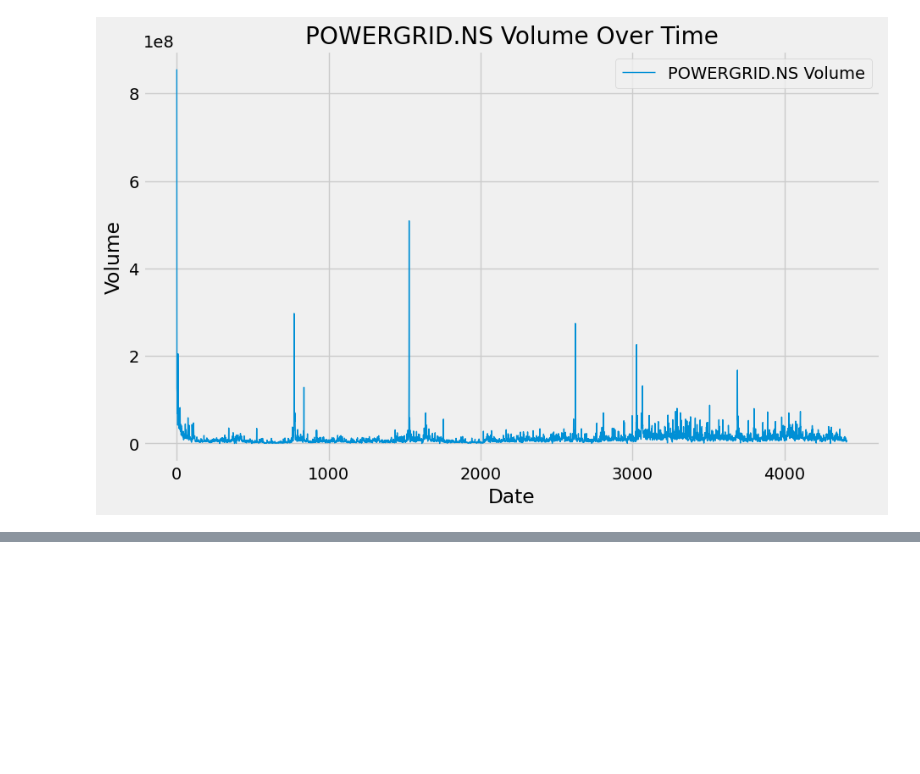
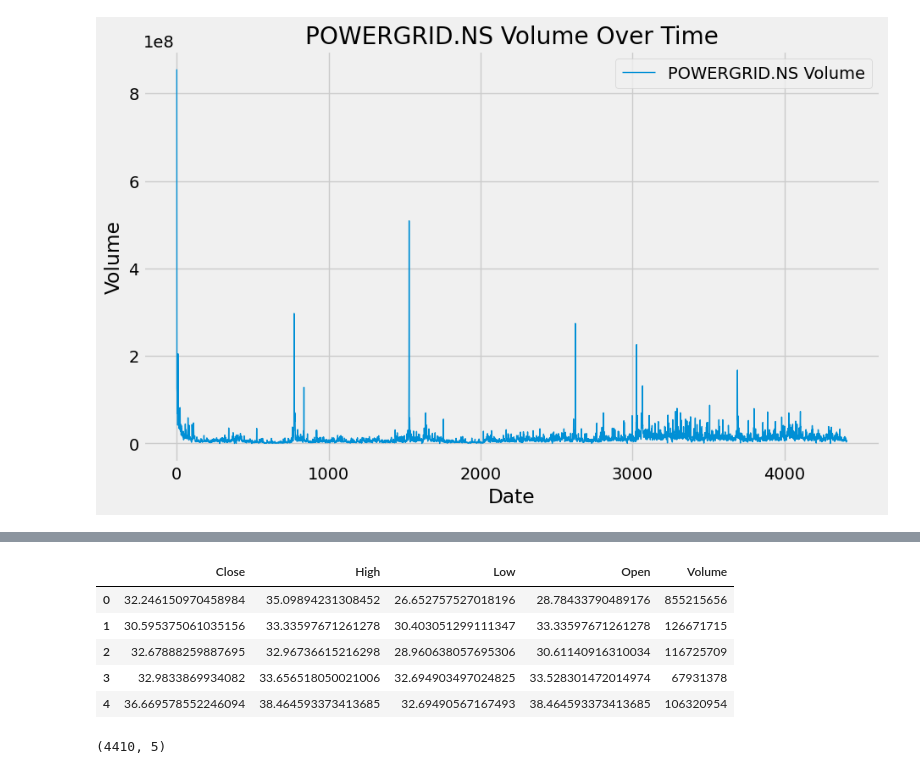
Before and after one commit to kamijoseph/LSTM-Stocks-Price, a Jupyter notebook: notebooks/main.ipynb, the cells around one changed output, grey strips where cells are left out. Saved outputs shown, nothing was run; the diff lists cells and outputs as text; code cells hidden in the pictures; blank space fills up the shorter version.

Commit message:
reset index for correct resets

```diff
--- a/notebooks/main.ipynb
+++ b/notebooks/main.ipynb
@@ -216,0 +250,14 @@ plt.show()
+# %%
+data = data.reset_index(drop=True)
+data.head()
+# %% [output]
+|  | Close | High | Low | Open | Volume |
+| 0 | 32.246150970458984 | 35.09894231308452 | 26.652757527018196 | 28.78433790489176 | 855215656 |
+| 1 | 30.595375061035156 | 33.33597671261278 | 30.403051299111347 | 33.33597671261278 | 126671715 |
+| 2 | 32.67888259887695 | 32.96736615216298 | 28.960638057695306 | 30.61140916310034 | 116725709 |
+| 3 | 32.9833869934082 | 33.656518050021006 | 32.694903497024825 | 33.528301472014974 | 67931378 |
+| 4 | 36.669578552246094 | 38.464593373413685 | 32.69490567167493 | 38.464593373413685 | 106320954 |
+# %%
+data.shape
+# %% [output]
+(4410, 5)
```
Also changed, not shown: parts of 5 cells of this notebook.
